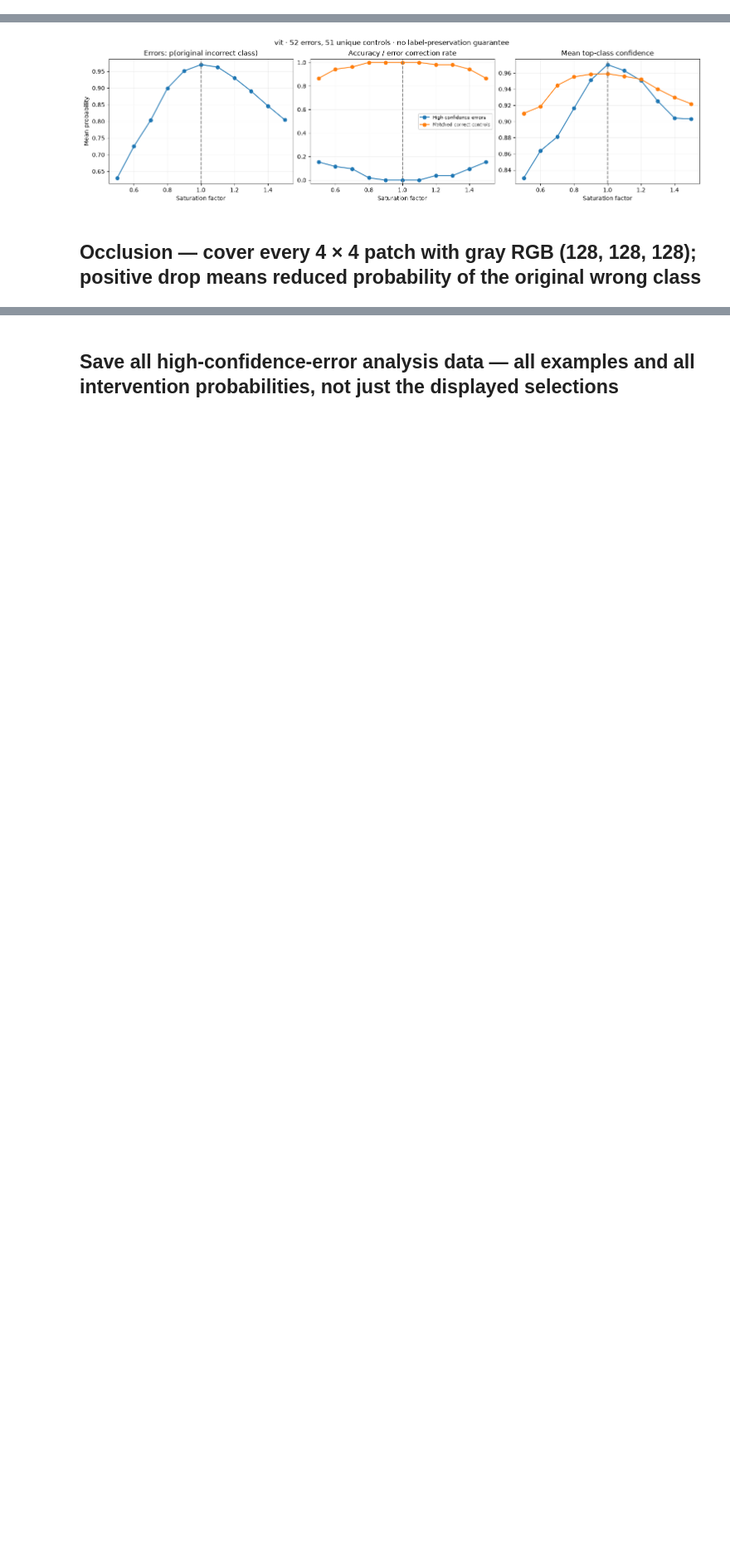
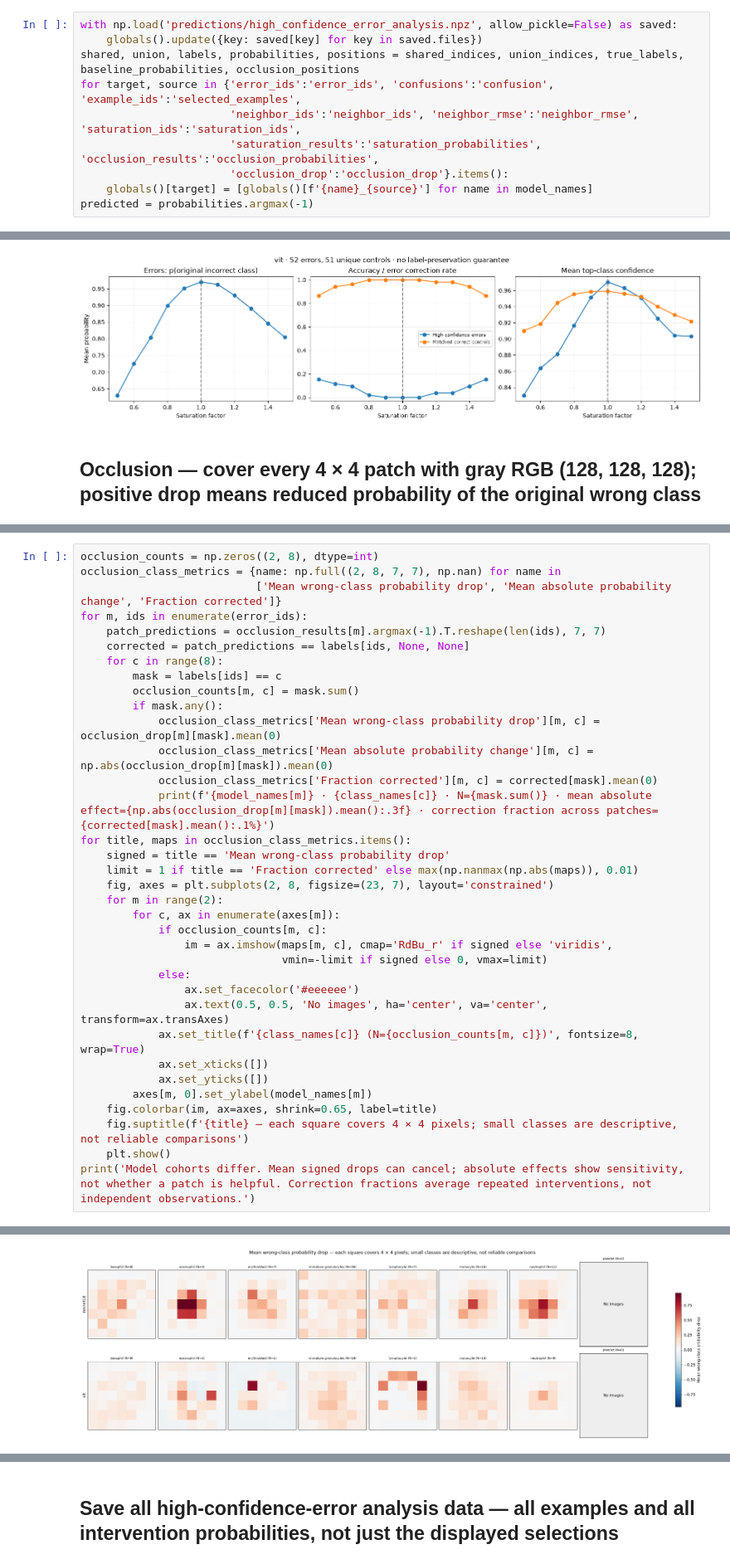
Before and after one commit to jseibezeder/AI_and_Visualization_Project, a Jupyter notebook: confidence_analysis.ipynb, the cells around one changed output, grey strips where cells are left out. Shown at 83% size. Cells and saved outputs as stored; diff of their text form; blank space fills up the shorter version.

Commit message:
Aggregate occlusion effects by true class and model

```diff
--- a/confidence_analysis.ipynb
+++ b/confidence_analysis.ipynb
@@ -4,3 +1,13 @@
+# %%
+with np.load('predictions/high_confidence_error_analysis.npz', allow_pickle=False) as saved:
+    globals().update({key: saved[key] for key in saved.files})
+shared, union, labels, probabilities, positions = shared_indices, union_indices, true_labels, baseline_probabilities, occlusion_positions
+for target, source in {'error_ids':'error_ids', 'confusions':'confusion', 'example_ids':'selected_examples',
+                       'neighbor_ids':'neighbor_ids', 'neighbor_rmse':'neighbor_rmse', 'saturation_ids':'saturation_ids',
+                       'saturation_results':'saturation_probabilities', 'occlusion_results':'occlusion_probabilities',
+                       'occlusion_drop':'occlusion_drop'}.items():
+    globals()[target] = [globals()[f'{name}_{source}'] for name in model_names]
+predicted = probabilities.argmax(-1)
 # %%
 from pathlib import Path
 import json
@@ -474,0 +484,36 @@ for m, ids in enumerate(error_ids):
+# %%
+occlusion_counts = np.zeros((2, 8), dtype=int)
+occlusion_class_metrics = {name: np.full((2, 8, 7, 7), np.nan) for name in
+                           ['Mean wrong-class probability drop', 'Mean absolute probability change', 'Fraction corrected']}
+for m, ids in enumerate(error_ids):
+    patch_predictions = occlusion_results[m].argmax(-1).T.reshape(len(ids), 7, 7)
+    corrected = patch_predictions == labels[ids, None, None]
+    for c in range(8):
+        mask = labels[ids] == c
+        occlusion_counts[m, c] = mask.sum()
+        if mask.any():
+            occlusion_class_metrics['Mean wrong-class probability drop'][m, c] = occlusion_drop[m][mask].mean(0)
+            occlusion_class_metrics['Mean absolute probability change'][m, c] = np.abs(occlusion_drop[m][mask]).mean(0)
+            occlusion_class_metrics['Fraction corrected'][m, c] = corrected[mask].mean(0)
+            print(f'{model_names[m]} · {class_names[c]} · N={mask.sum()} · mean absolute effect={np.abs(occlusion_drop[m][mask]).mean():.3f} · correction fraction across patches={corrected[mask].mean():.1%}')
+for title, maps in occlusion_class_metrics.items():
+    signed = title == 'Mean wrong-class probability drop'
+    limit = 1 if title == 'Fraction corrected' else max(np.nanmax(np.abs(maps)), 0.01)
+    fig, axes = plt.subplots(2, 8, figsize=(23, 7), layout='constrained')
+    for m in range(2):
+        for c, ax in enumerate(axes[m]):
+            if occlusion_counts[m, c]:
+                im = ax.imshow(maps[m, c], cmap='RdBu_r' if signed else 'viridis',
+                               vmin=-limit if signed else 0, vmax=limit)
+            else:
+                ax.set_facecolor('#eeeeee')
+                ax.text(0.5, 0.5, 'No images', ha='center', va='center', transform=ax.transAxes)
+            ax.set_title(f'{class_names[c]} (N={occlusion_counts[m, c]})', fontsize=8, wrap=True)
+            ax.set_xticks([])
+            ax.set_yticks([])
+        axes[m, 0].set_ylabel(model_names[m])
+    fig.colorbar(im, ax=axes, shrink=0.65, label=title)
+    fig.suptitle(f'{title} — each square covers 4 × 4 pixels; small classes are descriptive, not reliable comparisons')
+    plt.show()
+print('Model cohorts differ. Mean signed drops can cancel; absolute effects show sensitivity, not whether a patch is helpful. Correction fractions average repeated interventions, not independent observations.')
+# %% [output]
@@ -474,0 +534 @@ for m, ids in enumerate(error_ids):
+[figure, added]
```
Also changed, not shown: parts of 4 cells of this notebook, 1 other file.
